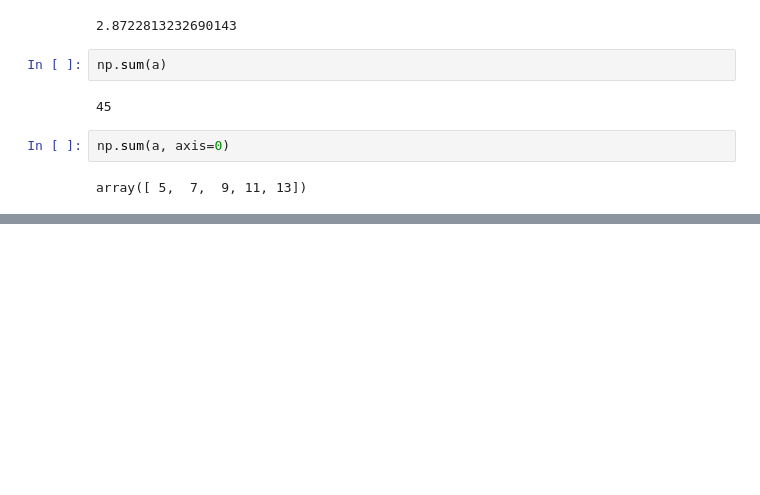
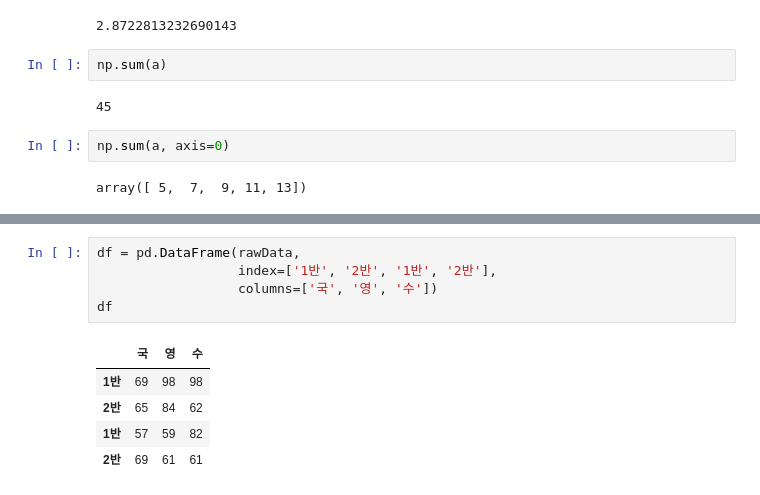
Before and after one commit to 0xtalent/new_start, a Jupyter notebook: 002_30minutes_summary_numpy_pandas.ipynb, the cells around one changed output, grey strips where cells are left out. Drawn from its saved outputs; the diff is of its cells as text; blank space fills up the shorter version.

```diff
--- a/002_30minutes_summary_numpy_pandas.ipynb
+++ b/002_30minutes_summary_numpy_pandas.ipynb
@@ -276,0 +337,11 @@ array([ 5,  7,  9, 11, 13])
+# %%
+df = pd.DataFrame(rawData,
+                  index=['1반', '2반', '1반', '2반'],
+                  columns=['국', '영', '수'])
+df
+# %% [output]
+|  | 국 | 영 | 수 |
+| 1반 | 69 | 98 | 98 |
+| 2반 | 65 | 84 | 62 |
+| 1반 | 57 | 59 | 82 |
+| 2반 | 69 | 61 | 61 |
```
Also changed, not shown: parts of 24 cells of this notebook.
